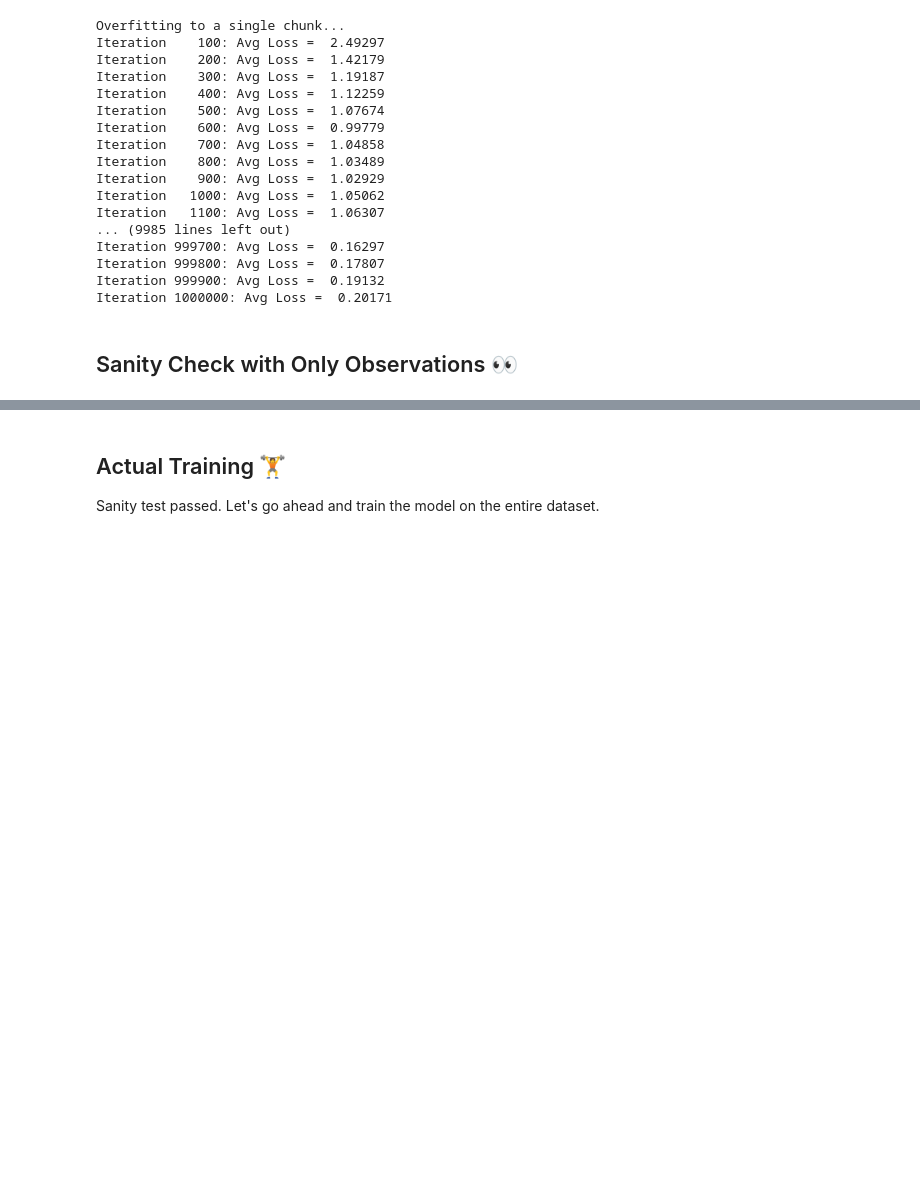
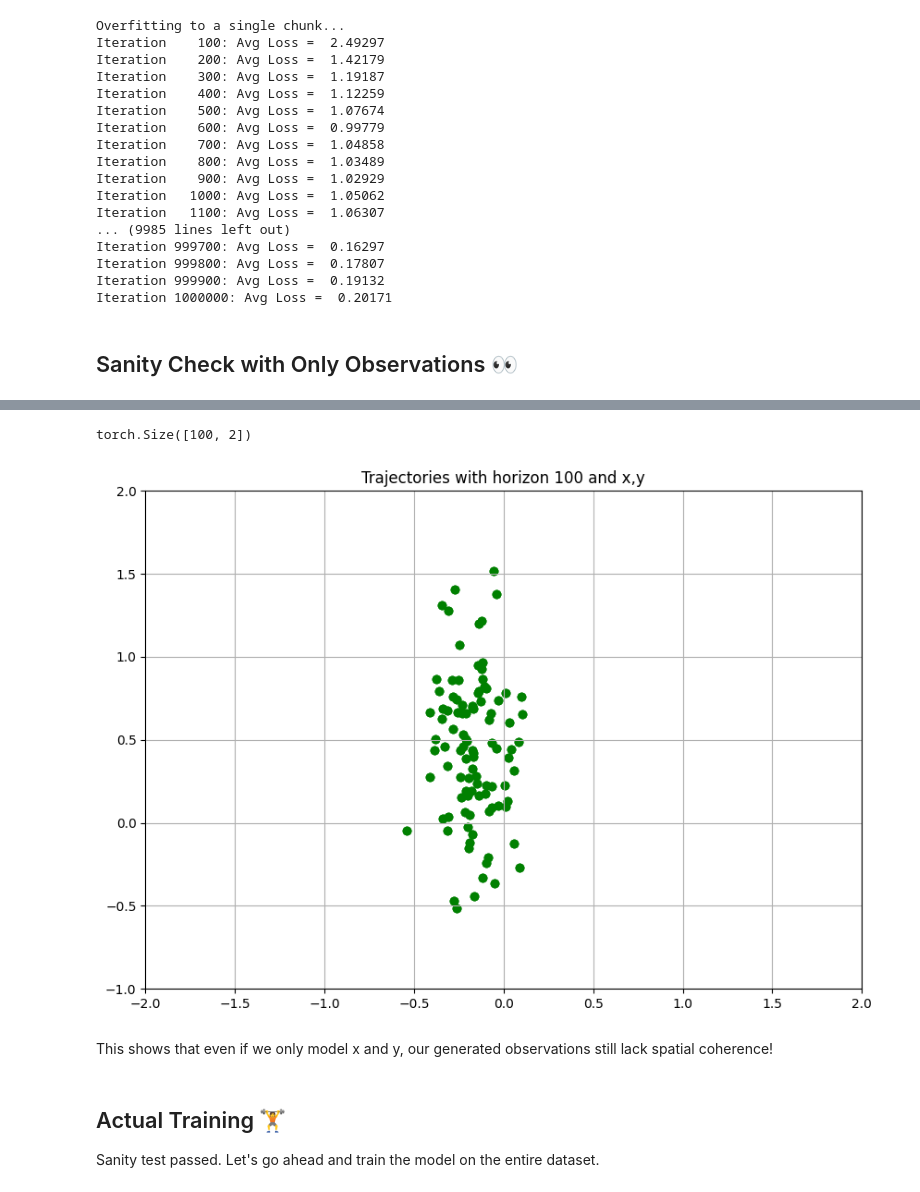
Before and after one commit to frankcholula/FRL-playground, a Jupyter notebook: src/notebooks/fm_bc.ipynb, the cells around one changed output, grey strips where cells are left out. Cells and saved outputs as stored; diff of their text form; code cells hidden in the pictures; blank space fills up the shorter version.

```diff
--- a/src/notebooks/fm_bc.ipynb
+++ b/src/notebooks/fm_bc.ipynb
@@ -480,3 +639,38 @@ Statistics calculation complete.
+# %%
+# # --- 3. Evaluation ---
+class WrappedModel(ModelWrapper):
+    def forward(self, x: torch.Tensor, t: torch.Tensor, **extras):
+        return self.model(x, t)
+
+wrapped_vf = WrappedModel(vf)
+step_size = 0.05
+batch_size = 1
+T = torch.linspace(0, 1, 10)  # sample times
+T = T.to(device=device)
+solver = ODESolver(velocity_model=wrapped_vf)
+
+
+x_init = torch.randn((1, input_dim), dtype=torch.float32, device=device)
+sol = solver.sample(x_init=x_init, T=T, step_size=step_size, batch_size=batch_size)
+
+generated_norm_chunk = sol[-1].squeeze(0).detach()
+generated_xy = unnormalize_xy_trajectory(generated_norm_chunk, dataset_stats, horizon)
+generated_xy.shape
+# %% [output]
+torch.Size([100, 2])
+# %%
+fig, ax = plt.subplots(figsize=(10, 7))
+ax.set_title(f'Trajectories with horizon {horizon} and x,y')
+# visulizing trajectories
+for _ in range(4):
+    colors = ['red', 'green', 'blue', 'yellow']
+    assert generated_xy.shape == (horizon, 2)
+    visualize_chunk(ax, generated_xy, color='green',
+                    x_limits=(-2, 2), y_limits=(-1, 2), mode='scatter', obs_dim=2)
+# %% [output]
+[figure, added]
+# %% [markdown]
+This shows that even if we only model x and y, our generated observations still lack spatial coherence!
 # %% [markdown]
 ## Actual Training 🏋️
 Sanity test passed. Let's go ahead and train the model on the entire dataset.
```
Also changed, not shown: parts of 11 cells of this notebook.
